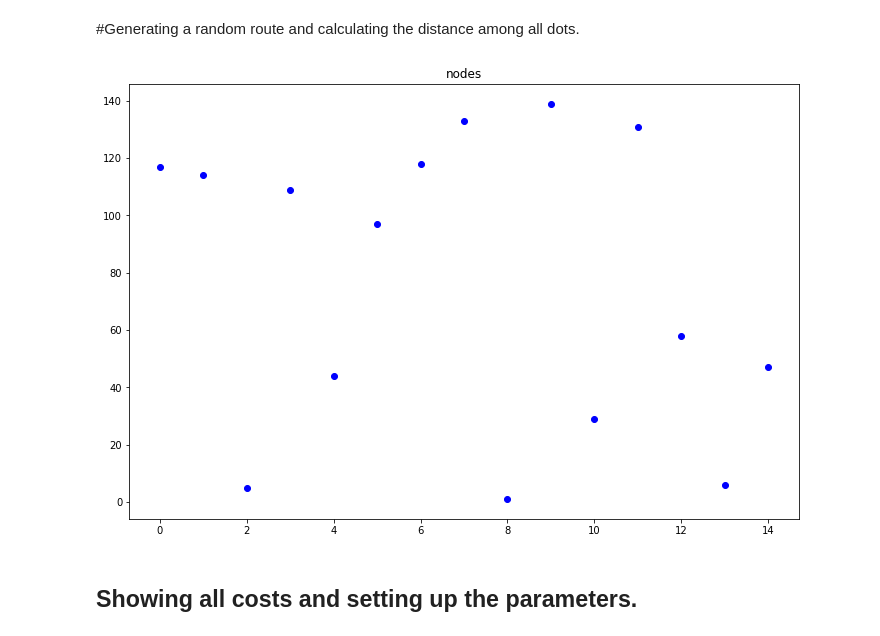
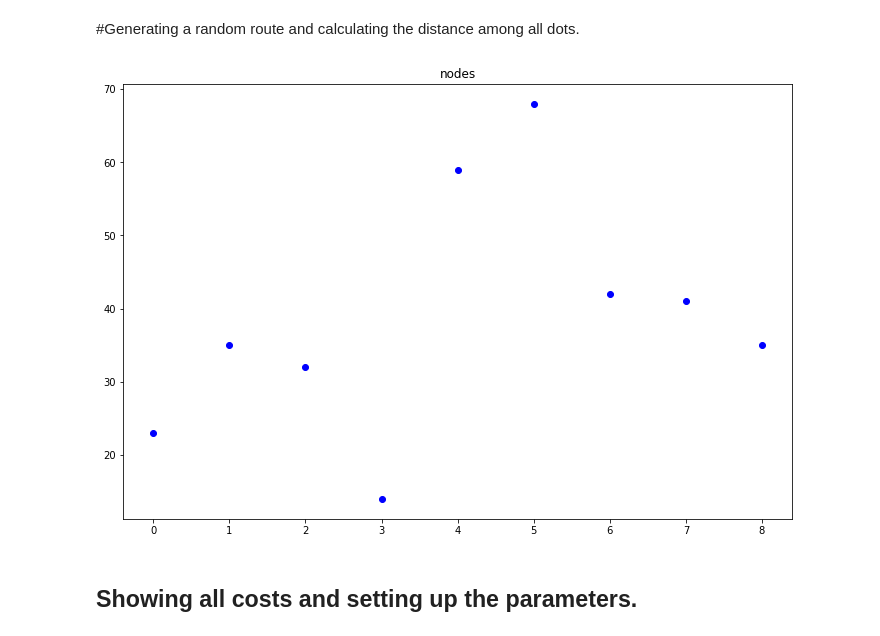
Before and after one commit to HerbertHipolito/Travelling-Salesman, a Jupyter notebook: traveling_salesman.ipynb, the cells around one changed output. Cells and saved outputs as stored; diff of their text form; code cells hidden in the pictures.

```diff
--- a/traveling_salesman.ipynb
+++ b/traveling_salesman.ipynb
@@ -308,31 +308,31 @@ print(simulation.brute_force())
 # %% [markdown]
 #Generating a random route and calculating the distance among all dots.
 # %%
-node_number = 15
+node_number = 9
 
 xs = [x for x in range(node_number)]
 ys = [randint(0,10*node_number) for x in range(node_number)]
 
 calculate_distance = lambda x_dif,y_dif: (x_dif**2+y_dif**2)**(1/2)
 
 distances = []
 
 for i in range(node_number):
     row = []
     for j in range(node_number):
       if i is not j:
         row.append(round(calculate_distance(xs[i]-xs[j],ys[i]-ys[j]),4))
       else:
         row.append(float('inf'))
 
     distances.append(row)
 
 plt.figure(figsize=(12,8))
 plt.plot(xs,ys,'ob')
 plt.title('nodes')
 plt.show()
 # %% [output]
-[figure, old version]
+[figure, new version]
 # %% [markdown]
 ## Showing all costs and setting up the parameters.
 # %%
```
Also changed, not shown: parts of 4 cells of this notebook.
